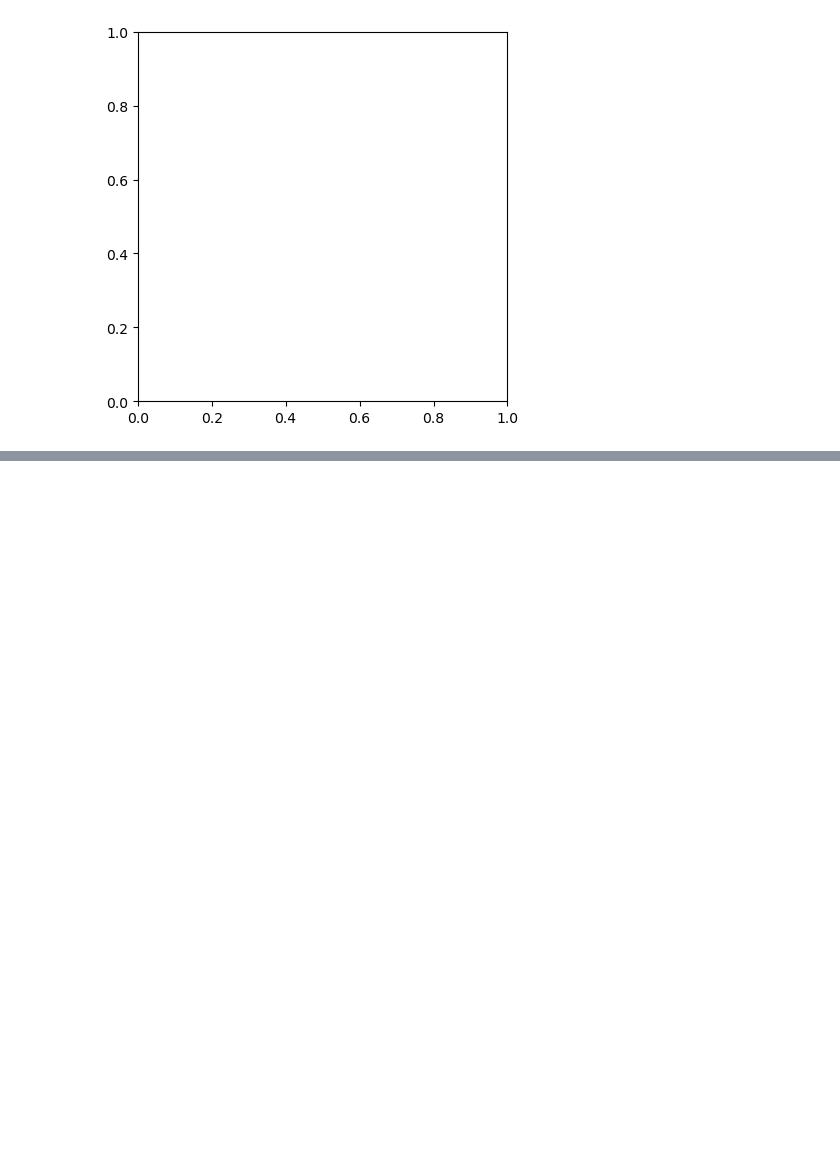
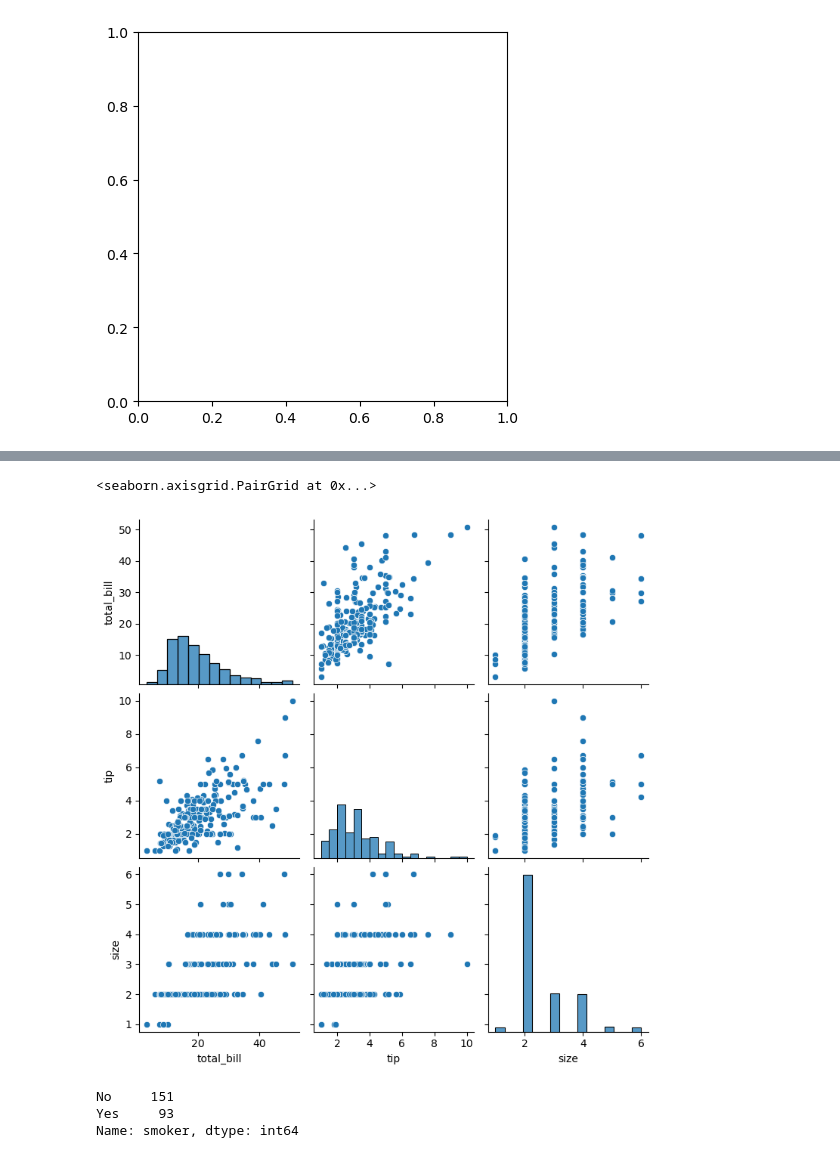
Before and after one commit to Amitrawat22/DataScience, a Jupyter notebook: python/Python_libraaries.ipynb, the cells around one changed output, grey strips where cells are left out. Drawn from its saved outputs; the diff is of its cells as text; code cells hidden in the pictures; blank space fills up the shorter version.

```diff
--- a/python/Python_libraaries.ipynb
+++ b/python/Python_libraaries.ipynb
@@ -778,0 +846,11 @@ ValueError: 'explode' must be of length 'x'
+# %%
+sns.pairplot(df)
+# %% [output]
+<seaborn.axisgrid.PairGrid at 0x...>
+[figure, added]
+# %%
+df['smoker'].value_counts()
+# %% [output]
+No     151
+Yes     93
+Name: smoker, dtype: int64
```
Also changed, not shown: parts of 49 cells of this notebook.
